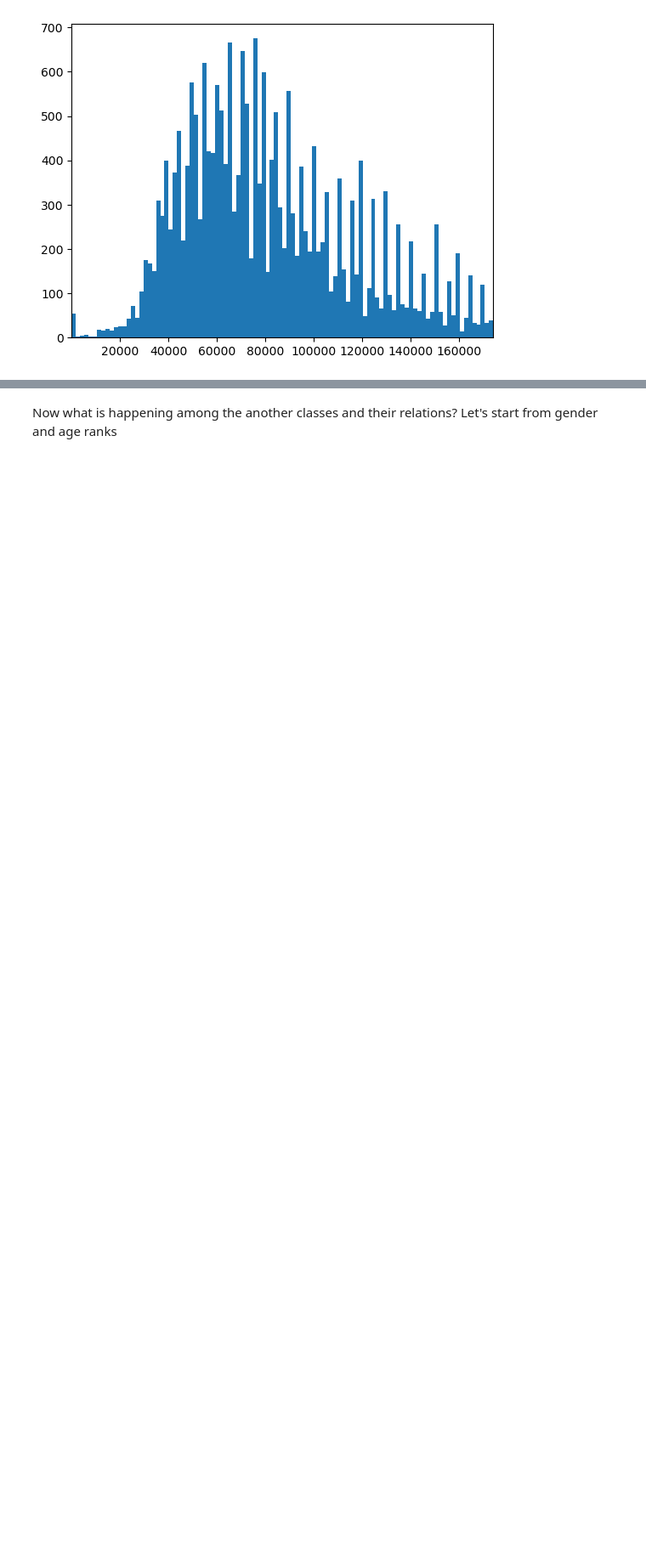
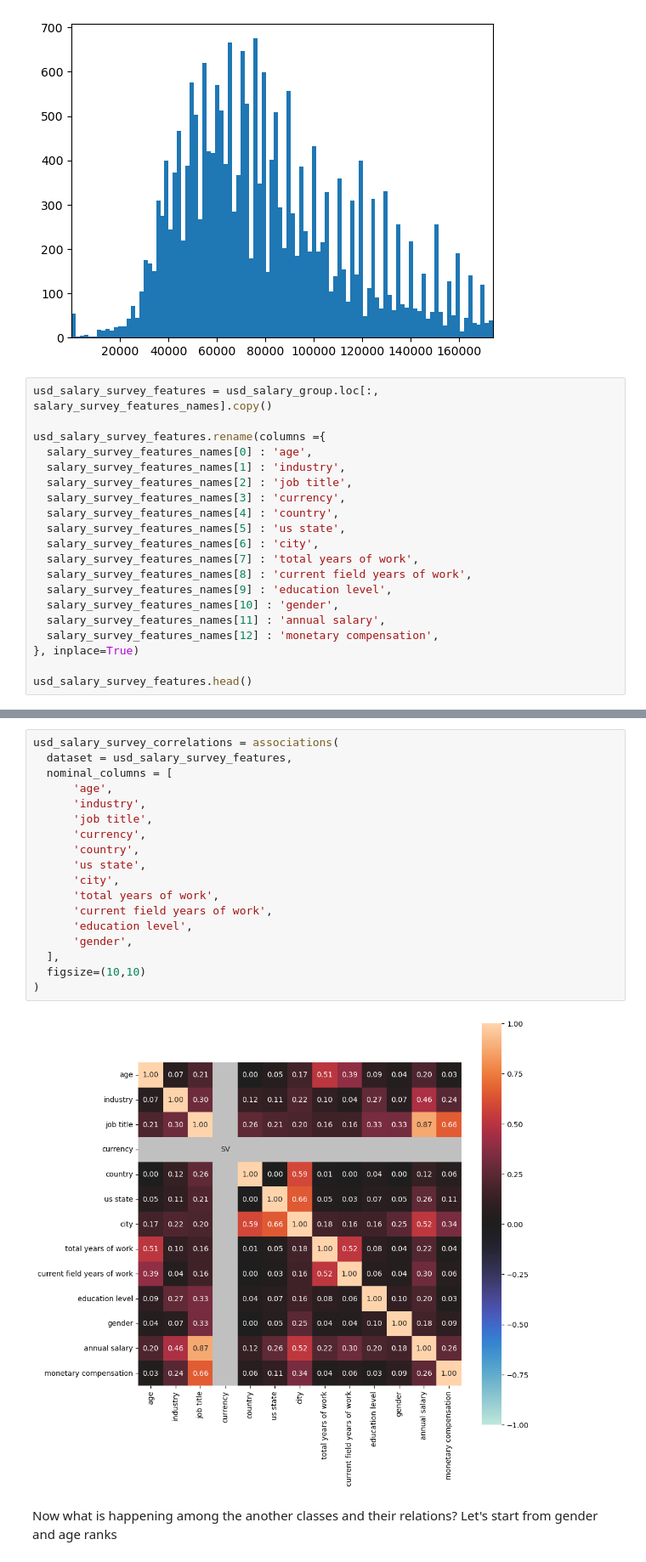
Before and after one commit to armandolezama/data-science-portfolio, a Jupyter notebook: Data_Science_Cycle/Ask_A_Manager_Salary_Survey_2021/Ask_A_Manager_Salary_Survey_2021.ipynb, the cells around one changed output, grey strips where cells are left out. Shown at 85% size. Drawn from its saved outputs; the diff is of its cells as text; blank space fills up the shorter version.

```diff
--- a/Data_Science_Cycle/Ask_A_Manager_Salary_Survey_2021/Ask_A_Manager_Salary_Survey_2021.ipynb
+++ b/Data_Science_Cycle/Ask_A_Manager_Salary_Survey_2021/Ask_A_Manager_Salary_Survey_2021.ipynb
@@ -433,3 +433,23 @@ plt.gca().set_xlim(annual_salary.min(), annual_salary.max())
 plt.show()
 # %% [output]
 [figure]
+# %%
+usd_salary_survey_features = usd_salary_group.loc[:, salary_survey_features_names].copy()
+
+usd_salary_survey_features.rename(columns ={
+  salary_survey_features_names[0] : 'age',
+  salary_survey_features_names[1] : 'industry',
+  salary_survey_features_names[2] : 'job title',
+  salary_survey_features_names[3] : 'currency',
+  salary_survey_features_names[4] : 'country',
+  salary_survey_features_names[5] : 'us state',
+  salary_survey_features_names[6] : 'city',
+  salary_survey_features_names[7] : 'total years of work',
+  salary_survey_features_names[8] : 'current field years of work',
+  salary_survey_features_names[9] : 'education level',
+  salary_survey_features_names[10] : 'gender',
+  salary_survey_features_names[11] : 'annual salary',
+  salary_survey_features_names[12] : 'monetary compensation',
+}, inplace=True)
+
+usd_salary_survey_features.head()
@@ -436,2 +463,22 @@ plt.show()
+# %%
+usd_salary_survey_correlations = associations(
+  dataset = usd_salary_survey_features,
+  nominal_columns = [
+      'age',
+      'industry',
+      'job title',
+      'currency',
+      'country',
+      'us state',
+      'city',
+      'total years of work',
+      'current field years of work',
+      'education level',
+      'gender',
+  ],
+  figsize=(10,10)
+)
+# %% [output]
+[figure, added]
 # %% [markdown]
 Now what is happening among the another classes and their relations? Let's start from gender and age ranks
```
Also changed, not shown: parts of 3 cells of this notebook, 4 other files.
